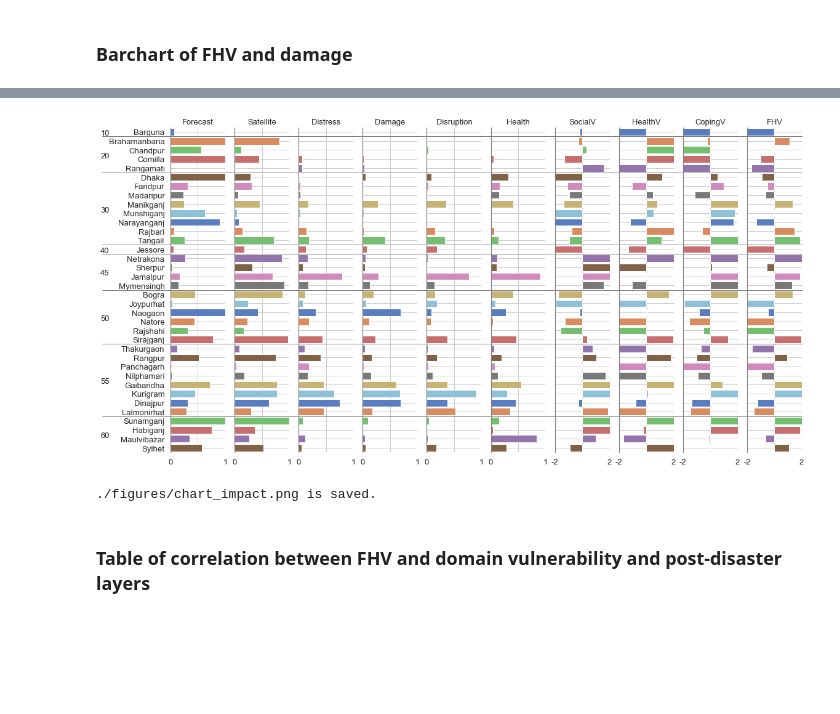
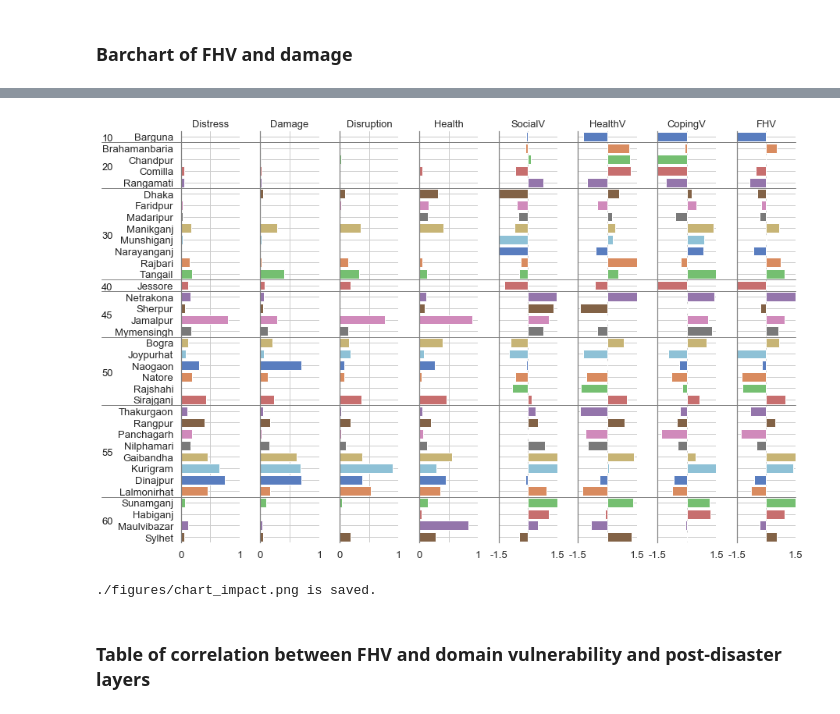
Before and after one commit to gnodnooh/VulnRiskImpact-BGD, a Jupyter notebook: FVI_Assessment2.ipynb, the cells around one changed output, grey strips where cells are left out. Cells and saved outputs as stored; diff of their text form; code cells hidden in the pictures; blank space fills up the shorter version.

```diff
--- a/FVI_Assessment2.ipynb
+++ b/FVI_Assessment2.ipynb
@@ -255,14 +255,8 @@ temp
 # %%
 # Temporary dataframe
 temp = result[['ADM1_PCODE','ADM2_EN',
-               'POPFCSTM','POPINUNM', #'POPREPOM',
-#                'NDEATH', 'NDAMGHOUS', 'DAMGCLAND',
-#                'NAFFCINST','NDAMGTUBE',
-#                'NDIARRHEA', 'NODIEASE',
                'Distress','Damage','Disruption','Health',
-               'EQUAL1','EQUAL2','EQUAL3','EQUAL',
-#                'EQUAL1F','EQUAL2F','EQUAL3F','EQUALF',
-#                'PCA1','PCA2','PCA3','PCA'
+              'EQUAL1','EQUAL2','EQUAL3','EQUAL',
               ]]
 temp = temp.rename(columns={'POPFCSTM':'Forecast','POPINUNM':'Satellite','POPREPOM':'Reported',
                             'NDEATH':'Death','NDAMGHOUS':'Houses','DAMGCLAND':'Land',
@@ -270,7 +264,6 @@ temp = temp.rename(columns={'POPFCSTM':'Forecast','POPINUNM':'Satellite','POPREP
                             'NDIARRHEA':'Diarrhea','NODIEASE':'Diseases',
                             'EQUAL1':'SocialV','EQUAL2':'HealthV','EQUAL3':'CopingV','EQUAL':'FHV',
                             'EQUAL1F':'eSocialF','EQUAL2F':'eHealthF','EQUAL3F':'eCopingF','EQUALF':'EQUALF',
-#                             'PCA1':'pSocial','PCA2':'pHealth','PCA3':'pCoping','PCA':'PCA'
                              })
 cols_div = ['EQUAL','eSocial','eHealth','eCoping',
             'EQUALF','eSocialF','eHealthF','eCopingF',
@@ -278,7 +271,9 @@ cols_div = ['EQUAL','eSocial','eHealth','eCoping',
             'SocialV','HealthV','CopingV','FHV']
 
 # Standardization
-temp[temp.columns[temp.columns.isin(cols_div)]] = StandardScaler().fit_transform(temp[temp.columns[temp.columns.isin(cols_div)]])
+std_true = 1
+if std_true:
+    temp[temp.columns[temp.columns.isin(cols_div)]] = StandardScaler().fit_transform(temp[temp.columns[temp.columns.isin(cols_div)]])
 
 # PairGrid plots
 sns.set(style="white", font_scale=1.2)
@@ -289,44 +284,48 @@ g.map(sns.barplot, palette='muted')
 g.set(xlabel='',ylabel='', yticklabels=temp['ADM2_EN'])
 for ax, title in zip(g.axes.flat, temp.columns[2:]):
     # Title (Group name)
     ax.set_title(title, fontfamily='sans-serif', fontsize=13)
     # Make the grid horizontal instead of vertical
     ax.xaxis.grid(True)
     ax.yaxis.grid(True)
     ax.spines['left'].set_color('grey')
-    if ~np.isin(title, cols_div):
-        ax.set_xlim(0,1)
-        ax.set_xticks([0,0.5,1])
-        ax.set_xticklabels([0, '', 1])
+    if std_true:
+        if ~np.isin(title, cols_div):
+            ax.set_xlim(0,1)
+            ax.set_xticks([0,0.5,1])
+            ax.set_xticklabels([0, '', 1])
+        else:
+            ax.set_xlim(-1.5,1.5)
+            ax.set_xticks([-1.5,0,1.5])
+            ax.set_xticklabels(['-1.5', '', '1.5'])
     else:
-        ax.set_xlim(-1,1)
-        ax.set_xticks([-1,0,1])
-        ax.set_xticklabels(['-2', '', '2'])
+            ax.set_xlim(0,1)
+            ax.set_xticks([0,0.5,1])
+            ax.set_xticklabels([0, '', 1])
 
 # Division lines and names
 divs = temp['ADM1_PCODE'].tolist()
 for i, div in enumerate(divs):
     if i and div != divs[i - 1]:
         # Division line
-        g.axes.flat[-1].axhline(i-0.5, xmin=-len(temp.columns[2:])-1.8,
+        g.axes.flat[-1].axhline(i-0.5, xmin=-len(temp.columns[2:])-2.8,
                                 xmax=1, c='#808080FF', lw=1, clip_on=False)
     if div != divs[i - 1]:
         # Division name
         lx = np.arange(len(temp['ADM1_PCODE']))[np.isin(divs, div)]
-        g.axes.flat[0].annotate(div, [-1.2, np.median(lx)+0.15],
+        g.axes.flat[0].annotate(div, [-1.25, np.median(lx)+0.15],
                     annotation_clip=False, xycoords='data',
                     color='k', ha='center', va='center',fontfamily='sans-serif', fontsize=13)
-
 
 # Remove axis lines
 sns.despine(left=False, bottom=True);plt.tight_layout(pad=0.4);plt.show()
 
 # Save a figure
 if True:
     fn_save = './figures/chart_impact.png'
     g.savefig(fn_save, bbox_inches='tight'); print('%s is saved.' % fn_save)
 # %% [output]
-[figure, old version]
+[figure, new version]
 ./figures/chart_impact.png is saved.
 # %% [markdown]
 ### Table of correlation between FHV and domain vulnerability and post-disaster layers
```
Also changed, not shown: parts of 3 cells of this notebook, 1 other file.
